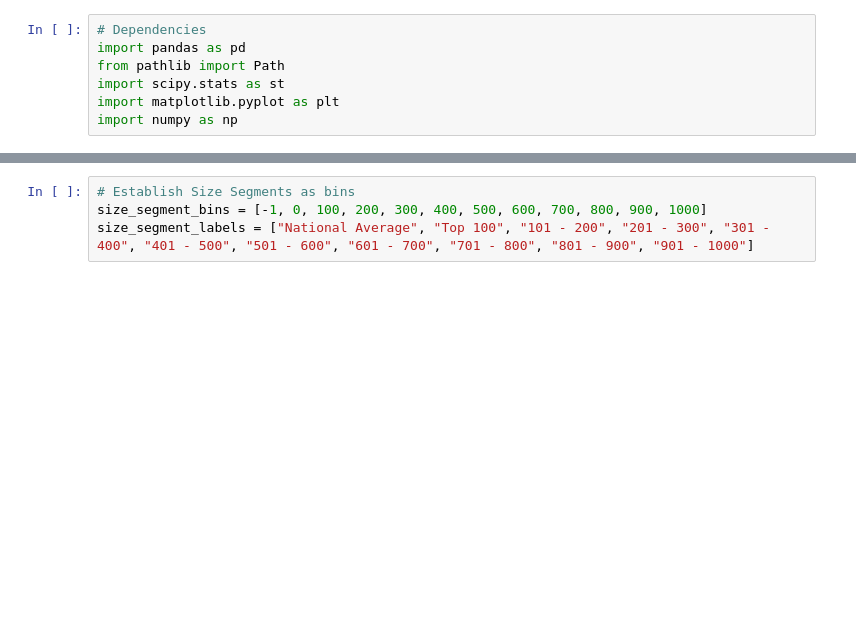
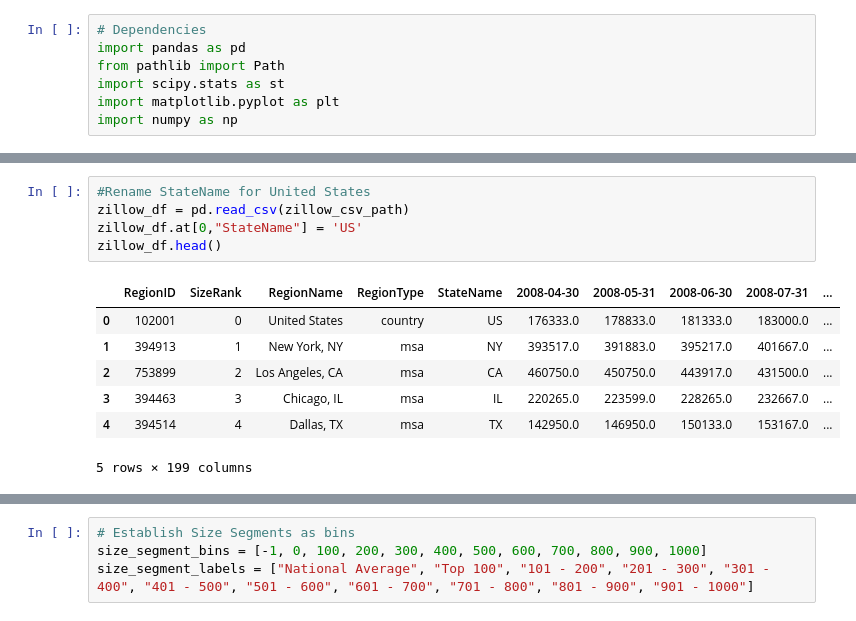
Before and after one commit to RobHuibregtse/Data_Analytics_Project1, a Jupyter notebook: Code/Zillow_Data_Project.ipynb, the cells around one changed output, grey strips where cells are left out. Drawn from its saved outputs; the diff is of its cells as text; blank space fills up the shorter version.

```diff
--- a/Code/Zillow_Data_Project.ipynb
+++ b/Code/Zillow_Data_Project.ipynb
@@ -28,0 +29,13 @@ zillow_df.head()
+# %%
+#Rename StateName for United States
+zillow_df = pd.read_csv(zillow_csv_path)
+zillow_df.at[0,"StateName"] = 'US'
+zillow_df.head()
+# %% [output]
+|  | RegionID | SizeRank | RegionName | RegionType | StateName | 2008-04-30 | 2008-05-31 | 2008-06-30 | 2008-07-31 | ... |
+| 0 | 102001 | 0 | United States | country | US | 176333.0 | 178833.0 | 181333.0 | 183000.0 | ... |
+| 1 | 394913 | 1 | New York, NY | msa | NY | 393517.0 | 391883.0 | 395217.0 | 401667.0 | ... |
+| 2 | 753899 | 2 | Los Angeles, CA | msa | CA | 460750.0 | 450750.0 | 443917.0 | 431500.0 | ... |
+| 3 | 394463 | 3 | Chicago, IL | msa | IL | 220265.0 | 223599.0 | 228265.0 | 232667.0 | ... |
+| 4 | 394514 | 4 | Dallas, TX | msa | TX | 142950.0 | 146950.0 | 150133.0 | 153167.0 | ... |
+5 rows × 199 columns
```
Also changed, not shown: parts of 6 cells of this notebook.
